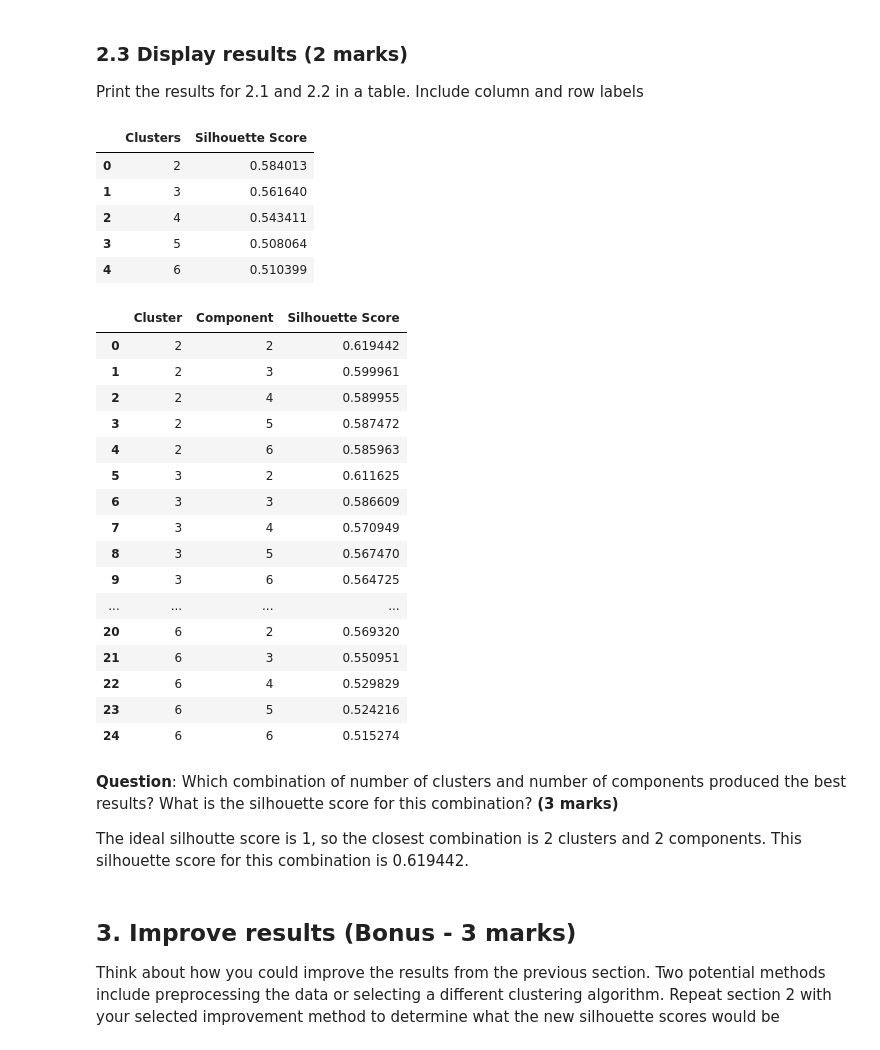
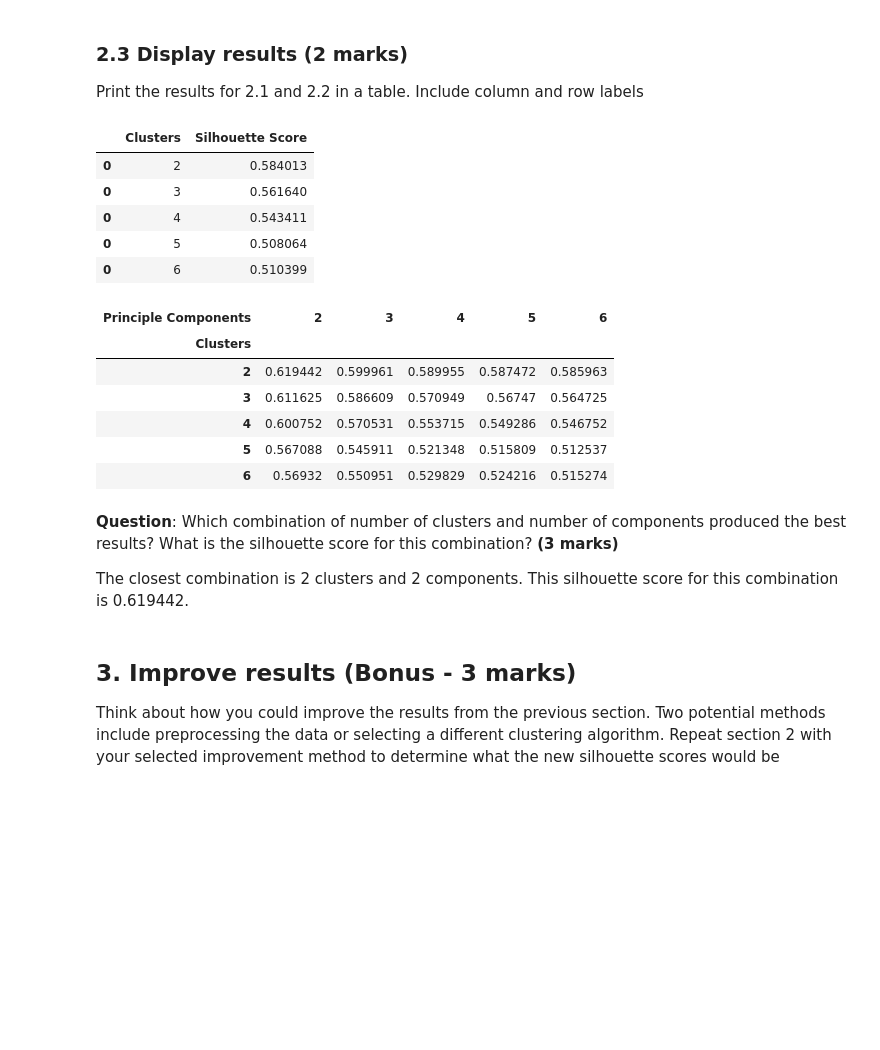
Before and after one commit to jashdubal/ml-labs, a Jupyter notebook: lab03/Lab3-2.ipynb, the cells around one changed output. Cells and saved outputs as stored; diff of their text form; code cells hidden in the pictures; blank space fills up the shorter version.

```diff
--- a/lab03/Lab3-2.ipynb
+++ b/lab03/Lab3-2.ipynb
@@ -89,10 +89,11 @@ data
 Implement Kmeans clustering using the raw data. Compare the silhouette scores using 2, 3, 4, 5 and 6 clusters
 # %%
 # TODO: Implement clustering with raw data using cluster_fn above
-clustering = pd.DataFrame()
+
 clusters = [2,3,4,5,6]
+clustering = pd.DataFrame(index=clusters, columns=['Clusters', 'Silhouette Score'])
 for cluster in clusters:
-    clustering = pd.concat([clustering, pd.DataFrame({'Clusters': cluster, 'Silhouette Score': cluster_fn(cluster, data)}, index=[0])], ignore_index=True)
+    clustering = pd.concat([clustering, pd.DataFrame([[cluster, cluster_fn(cluster, data)]], columns=['Clusters', 'Silhouette Score'])])
     print("Silhouette score for {} clusters is {}".format(cluster, cluster_fn(cluster, data)))
 # %% [output]
 Silhouette score for 2 clusters is 0.5840130686182087
@@ -105,14 +106,17 @@ Silhouette score for 6 clusters is 0.5103991098981858
 
 Implement Kmeans clustering using the PCA-transformed data. Compare the silhouette scores using 2, 3, 4, 5 and 6 clusters and 2, 3, 4, 5 and 6 principle components
 # %%
-# TODO: Implement clustering with PCA-transformed data using cluster_fn above
-pca_clustering = pd.DataFrame()
-clusters = [2,3,4,5,6]
-principle_components = [2,3,4,5,6]
+import pandas as pd
+
+clusters = [2, 3, 4, 5, 6]
+principle_components = [2, 3, 4, 5, 6]
+
+pca_clustering = pd.DataFrame(index=clusters, columns=principle_components)
+
 for cluster in clusters:
     for component in principle_components:
-        # Add the silhouette score to the dataframe with its corresponding cluster and component
-        pca_clustering = pd.concat([pca_clustering, pd.DataFrame({'Cluster': cluster, 'Component': component, 'Silhouette Score': cluster_fn(cluster, data, component)}, index=[0])], ignore_index=True)
+        # Assign the silhouette score to the corresponding cell in the DataFrame
+        pca_clustering.at[cluster, component] = cluster_fn(cluster, data, component)
         print("Silhouette score for {} clusters and {} components is {}".format(cluster, component, cluster_fn(cluster, data, component)))
 # %% [output]
 Silhouette score for 2 clusters and 2 components is 0.6194422739820585
@@ -138,36 +142,33 @@ Silhouette score for 6 clusters and 6 components is 0.5152738283886186
 Print the results for 2.1 and 2.2 in a table. Include column and row labels
 # %%
 # TODO: Display results
+# Drop nan in clustering
+clustering = clustering.dropna()
+# Drop clustering column
 display(clustering)
+
+# Add labels to pca_clustering
+pca_clustering.index.name = 'Clusters'
+pca_clustering.columns.name = 'Principle Components'
 display(pca_clustering)
 # %% [output]
 |  | Clusters | Silhouette Score |
 | 0 | 2 | 0.584013 |
-| 1 | 3 | 0.561640 |
-| 2 | 4 | 0.543411 |
-| 3 | 5 | 0.508064 |
-| 4 | 6 | 0.510399 |
+| 0 | 3 | 0.561640 |
+| 0 | 4 | 0.543411 |
+| 0 | 5 | 0.508064 |
+| 0 | 6 | 0.510399 |
-|  | Cluster | Component | Silhouette Score |
-| 0 | 2 | 2 | 0.619442 |
-| 1 | 2 | 3 | 0.599961 |
-| 2 | 2 | 4 | 0.589955 |
-| 3 | 2 | 5 | 0.587472 |
-| 4 | 2 | 6 | 0.585963 |
-| 5 | 3 | 2 | 0.611625 |
-| 6 | 3 | 3 | 0.586609 |
-| 7 | 3 | 4 | 0.570949 |
-| 8 | 3 | 5 | 0.567470 |
-| 9 | 3 | 6 | 0.564725 |
-| ... | ... | ... | ... |
-| 20 | 6 | 2 | 0.569320 |
-| 21 | 6 | 3 | 0.550951 |
-| 22 | 6 | 4 | 0.529829 |
-| 23 | 6 | 5 | 0.524216 |
-| 24 | 6 | 6 | 0.515274 |
+| Principle Components | 2 | 3 | 4 | 5 | 6 |
+| Clusters |  |  |  |  |  |
+| 2 | 0.619442 | 0.599961 | 0.589955 | 0.587472 | 0.585963 |
+| 3 | 0.611625 | 0.586609 | 0.570949 | 0.56747 | 0.564725 |
+| 4 | 0.600752 | 0.570531 | 0.553715 | 0.549286 | 0.546752 |
+| 5 | 0.567088 | 0.545911 | 0.521348 | 0.515809 | 0.512537 |
+| 6 | 0.56932 | 0.550951 | 0.529829 | 0.524216 | 0.515274 |
 # %% [markdown]
 **Question**: Which combination of number of clusters and number of components produced the best results? What is the silhouette score for this combination? **(3 marks)**
 
-The ideal silhoutte score is 1, so the closest combination is 2 clusters and 2 components. This silhouette score for this combination is 0.619442.
+The closest combination is 2 clusters and 2 components. This silhouette score for this combination is 0.619442.
 # %% [markdown]
 ## 3. Improve results (Bonus - 3 marks)
 
```
Also changed, not shown: 1 other file.
